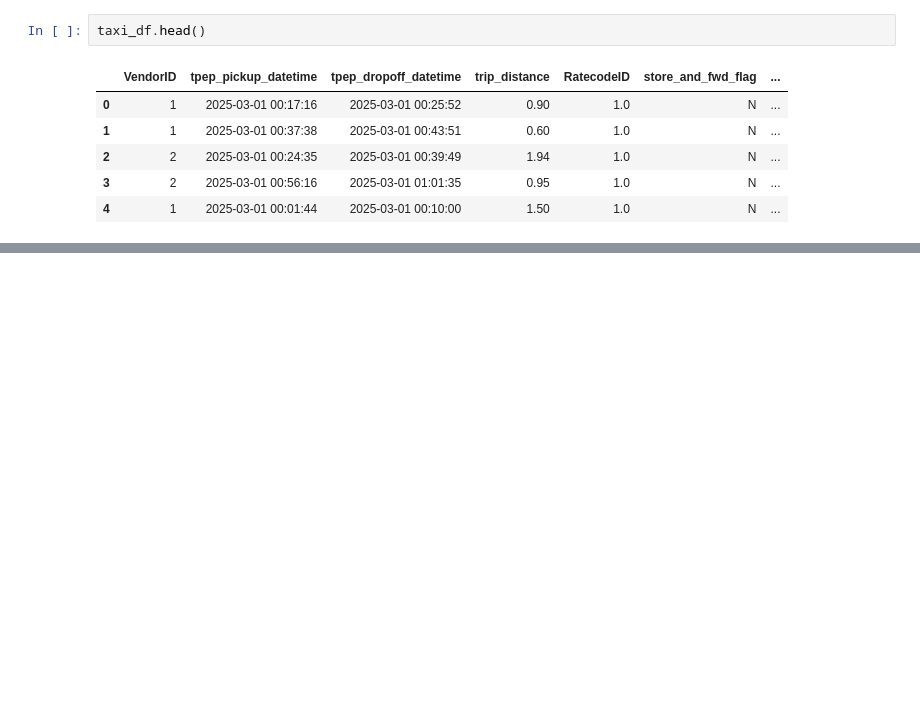
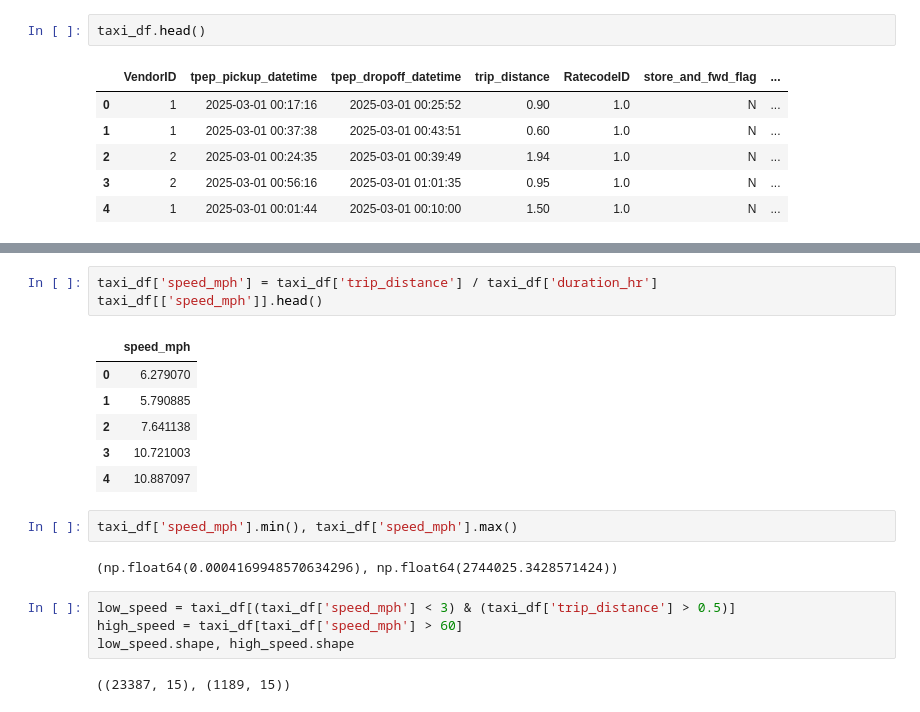
Before and after one commit to nastasiaoginska/New-York-Taxi-Analysis, a Jupyter notebook: Notebook.ipynb, the cells around one changed output, grey strips where cells are left out. Cells and saved outputs as stored; diff of their text form; blank space fills up the shorter version.

```diff
--- a/Notebook.ipynb
+++ b/Notebook.ipynb
@@ -184,0 +254,20 @@ taxi_df.head()
+# %%
+taxi_df['speed_mph'] = taxi_df['trip_distance'] / taxi_df['duration_hr']
+taxi_df[['speed_mph']].head()
+# %% [output]
+|  | speed_mph |
+| 0 | 6.279070 |
+| 1 | 5.790885 |
+| 2 | 7.641138 |
+| 3 | 10.721003 |
+| 4 | 10.887097 |
+# %%
+taxi_df['speed_mph'].min(), taxi_df['speed_mph'].max()
+# %% [output]
+(np.float64(0.0004169948570634296), np.float64(2744025.3428571424))
+# %%
+low_speed = taxi_df[(taxi_df['speed_mph'] < 3) & (taxi_df['trip_distance'] > 0.5)]
+high_speed = taxi_df[taxi_df['speed_mph'] > 60]
+low_speed.shape, high_speed.shape
+# %% [output]
+((23387, 15), (1189, 15))
```
Also changed, not shown: parts of 13 cells of this notebook.
